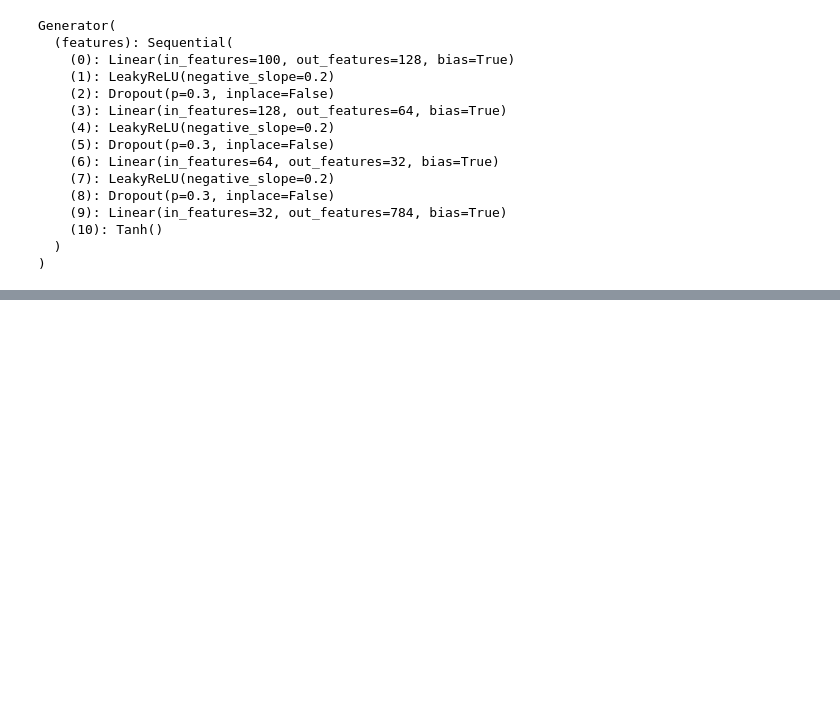
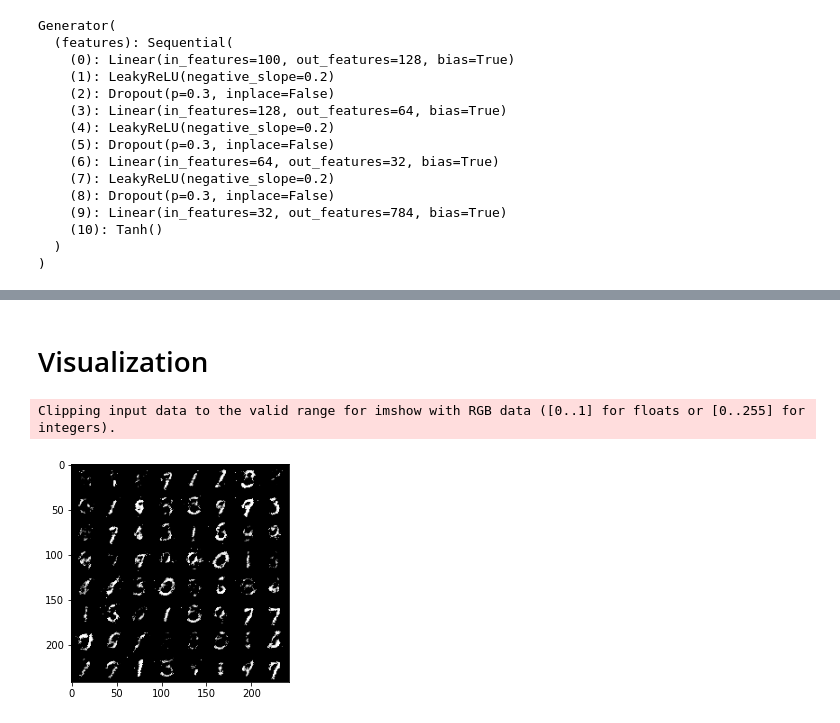
Before and after one commit to alimoezzi/deepLearningRecipes, a Jupyter notebook: mnist_gan_pytorch.ipynb, the cells around one changed output, grey strips where cells are left out. Saved outputs shown, nothing was run; the diff lists cells and outputs as text; code cells hidden in the pictures; blank space fills up the shorter version.

```diff
--- a/mnist_gan_pytorch.ipynb
+++ b/mnist_gan_pytorch.ipynb
@@ -296,0 +313,12 @@ train(config['num_epochs'], 400)
+# %% [markdown]
+# Visualization
+# %%
+# fix, axs = plt.subplots(50, 2, figsize=[4, 100])
+# axs= axs.flatten()
+# for i, ax  in zip(grids, axs):
+#     ax.imshow(i.cpu().permute([1, 2, 0]))
+plt.imshow(grids[-1].cpu().permute(1, 2, 0))
+plt.show()
+# %% [output]
+Clipping input data to the valid range for imshow with RGB data ([0..1] for floats or [0..255] for integers).
+[figure, added]
```
Also changed, not shown: parts of 8 cells of this notebook.
